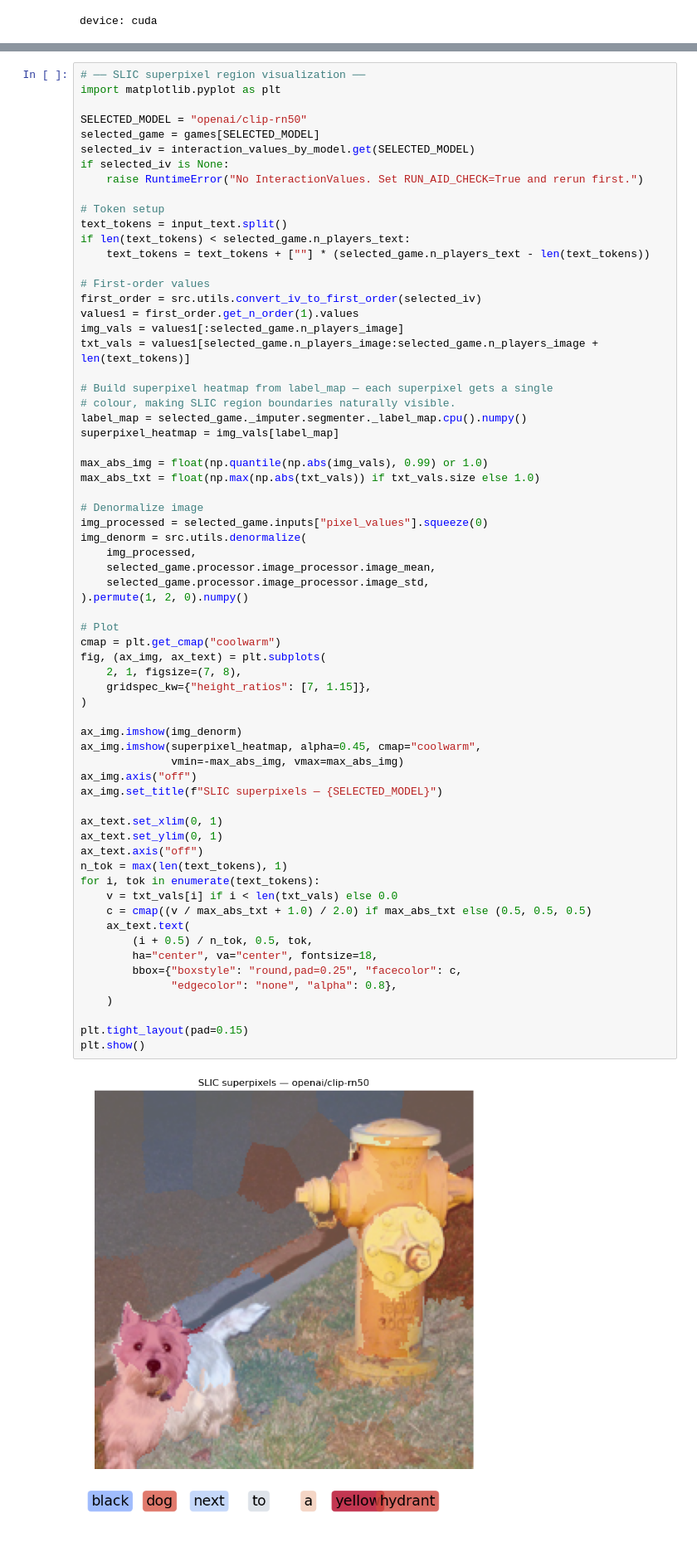
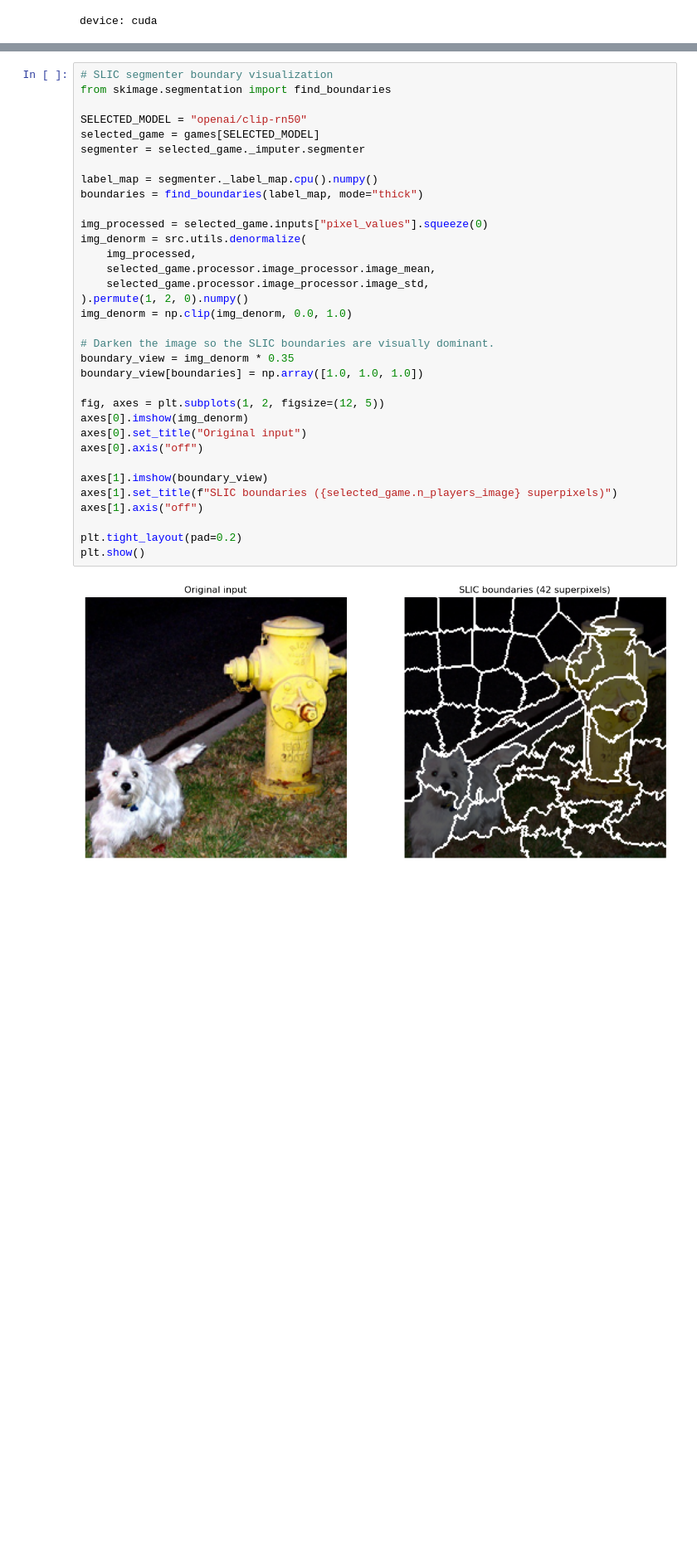
Before and after one commit to yhuang122/Image-Explanations-with-shapiq, a Jupyter notebook: example_slic.ipynb, the cells around one changed output, grey strips where cells are left out. Shown at 83% size. Drawn from its saved outputs; the diff is of its cells as text; blank space fills up the shorter version.

Commit message:
update example_slic

```diff
--- a/example_slic.ipynb
+++ b/example_slic.ipynb
@@ -380,68 +372,36 @@ if VIT_REFERENCE_AID is not None:
 # %%
-# ── SLIC superpixel region visualization ──
-import matplotlib.pyplot as plt
+# SLIC segmenter boundary visualization
+from skimage.segmentation import find_boundaries
 
 SELECTED_MODEL = "openai/clip-rn50"
 selected_game = games[SELECTED_MODEL]
-selected_iv = interaction_values_by_model.get(SELECTED_MODEL)
-if selected_iv is None:
-    raise RuntimeError("No InteractionValues. Set RUN_AID_CHECK=True and rerun first.")
+segmenter = selected_game._imputer.segmenter
 
-# Token setup
-text_tokens = input_text.split()
-if len(text_tokens) < selected_game.n_players_text:
-    text_tokens = text_tokens + [""] * (selected_game.n_players_text - len(text_tokens))
+label_map = segmenter._label_map.cpu().numpy()
+boundaries = find_boundaries(label_map, mode="thick")
 
-# First-order values
-first_order = src.utils.convert_iv_to_first_order(selected_iv)
-values1 = first_order.get_n_order(1).values
-img_vals = values1[:selected_game.n_players_image]
-txt_vals = values1[selected_game.n_players_image:selected_game.n_players_image + len(text_tokens)]
-
-# Build superpixel heatmap from label_map — each superpixel gets a single
-# colour, making SLIC region boundaries naturally visible.
-label_map = selected_game._imputer.segmenter._label_map.cpu().numpy()
-superpixel_heatmap = img_vals[label_map]
-
-max_abs_img = float(np.quantile(np.abs(img_vals), 0.99) or 1.0)
-max_abs_txt = float(np.max(np.abs(txt_vals)) if txt_vals.size else 1.0)
-
-# Denormalize image
 img_processed = selected_game.inputs["pixel_values"].squeeze(0)
 img_denorm = src.utils.denormalize(
     img_processed,
     selected_game.processor.image_processor.image_mean,
     selected_game.processor.image_processor.image_std,
 ).permute(1, 2, 0).numpy()
+img_denorm = np.clip(img_denorm, 0.0, 1.0)
 
-# Plot
-cmap = plt.get_cmap("coolwarm")
-fig, (ax_img, ax_text) = plt.subplots(
-    2, 1, figsize=(7, 8),
-    gridspec_kw={"height_ratios": [7, 1.15]},
-)
+# Darken the image so the SLIC boundaries are visually dominant.
+boundary_view = img_denorm * 0.35
+boundary_view[boundaries] = np.array([1.0, 1.0, 1.0])
 
-ax_img.imshow(img_denorm)
-ax_img.imshow(superpixel_heatmap, alpha=0.45, cmap="coolwarm",
-              vmin=-max_abs_img, vmax=max_abs_img)
-ax_img.axis("off")
-ax_img.set_title(f"SLIC superpixels — {SELECTED_MODEL}")
+fig, axes = plt.subplots(1, 2, figsize=(12, 5))
+axes[0].imshow(img_denorm)
+axes[0].set_title("Original input")
+axes[0].axis("off")
 
-ax_text.set_xlim(0, 1)
-ax_text.set_ylim(0, 1)
-ax_text.axis("off")
-n_tok = max(len(text_tokens), 1)
-for i, tok in enumerate(text_tokens):
-    v = txt_vals[i] if i < len(txt_vals) else 0.0
-    c = cmap((v / max_abs_txt + 1.0) / 2.0) if max_abs_txt else (0.5, 0.5, 0.5)
-    ax_text.text(
-        (i + 0.5) / n_tok, 0.5, tok,
-        ha="center", va="center", fontsize=18,
-        bbox={"boxstyle": "round,pad=0.25", "facecolor": c,
-              "edgecolor": "none", "alpha": 0.8},
-    )
+axes[1].imshow(boundary_view)
+axes[1].set_title(f"SLIC boundaries ({selected_game.n_players_image} superpixels)")
+axes[1].axis("off")
 
-plt.tight_layout(pad=0.15)
+plt.tight_layout(pad=0.2)
 plt.show()
 # %% [output]
-[figure, old version]
+[figure, new version]
```
Also changed, not shown: parts of 9 cells of this notebook.
